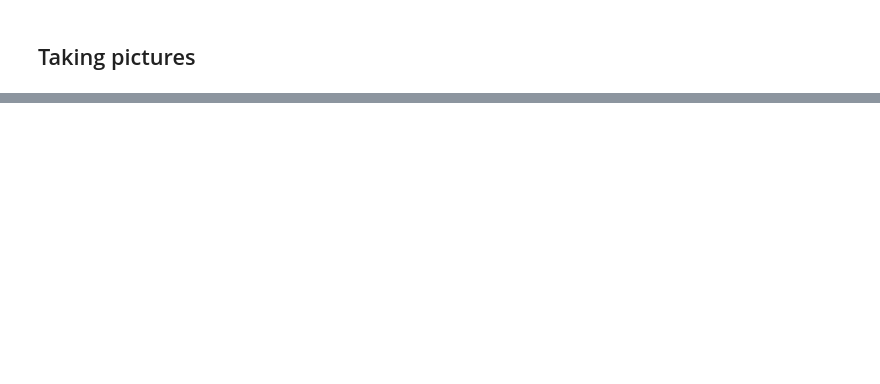
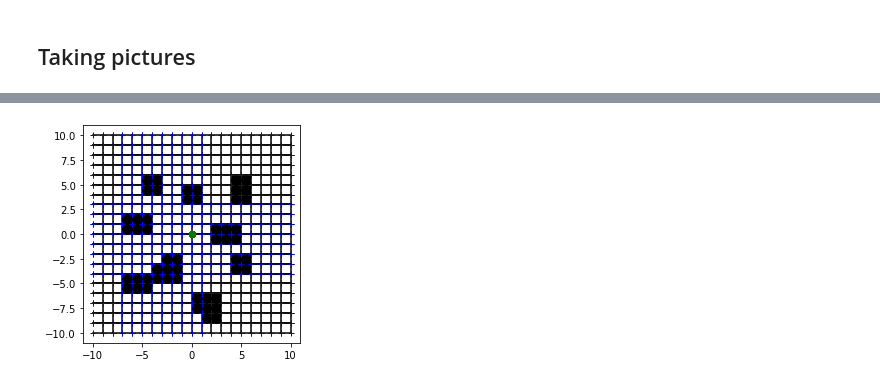
Before and after one commit to maizerrr/cse360, a Jupyter notebook: workshop4/workshop4.ipynb, the cells around one changed output, grey strips where cells are left out. Drawn from its saved outputs; the diff is of its cells as text; code cells hidden in the pictures; blank space fills up the shorter version.

```diff
--- a/workshop4/workshop4.ipynb
+++ b/workshop4/workshop4.ipynb
@@ -43,0 +199,47 @@ else:
+# %%
+l0 = (0.3/(1-0.3))  # Initial belief
+gmap = l0 * ones(n*n)  # Initial belief
+
+# For each cell, check if the circle is in it.
+for i in range(n*n):
+    x, y = grid_x[i], grid_y[i]
+    X, Y = points_cell(x, y, cell_w)
+    dists = np.array([])
+    for xc, yc in zip(xs, ys):
+        dist = sqrt((xc-X)**2 + (yc-Y)**2)
+        dists = np.concatenate((dists, dist), axis=0)
+
+    # Check if At least on of the borders is within a sphere
+    if ((dists < (1.5/2)).any()):
+        po = 0.8
+        li = log(po / (1-po)) + gmap[i] - l0
+        gmap[i] = li
+    # no need to check fov, since it's 360 degrees
+    else:
+        po = 0.05
+        li = log(po / (1-po)) + gmap[i] - l0
+        gmap[i] = li
+        pass
+# %%
+# gmap
+fig = plt.figure()
+ax = fig.add_subplot(111, aspect='equal')
+
+# normalize gmap
+gmap = gmap - min(gmap)
+gmap = gmap / max(gmap)
+
+# plot each cell
+for c, x, y in zip(gmap, grid_x, grid_y):
+    X, Y = points_cell(x, y, cell_w)
+    cell = plt.Polygon([(xi, yi) for xi, yi in zip(X,Y)], color='%f'%(1-c))
+
+    ax.add_patch(cell)
+
+    plot(X,Y, 'k-')
+    plot(X,Y, 'b+')
+    plot(0,0, 'go')
+
+fig.canvas.draw()
+# %% [output]
+[figure, added]
```
Also changed, not shown: parts of 10 cells of this notebook.
